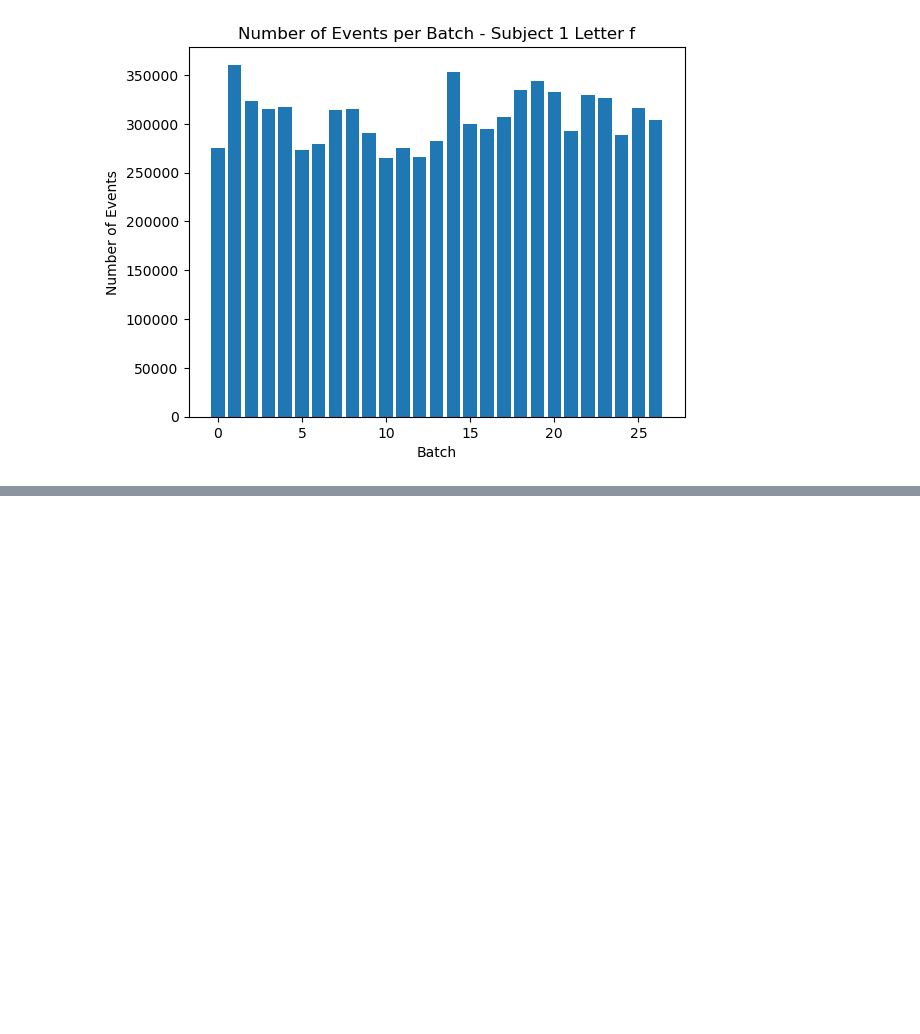
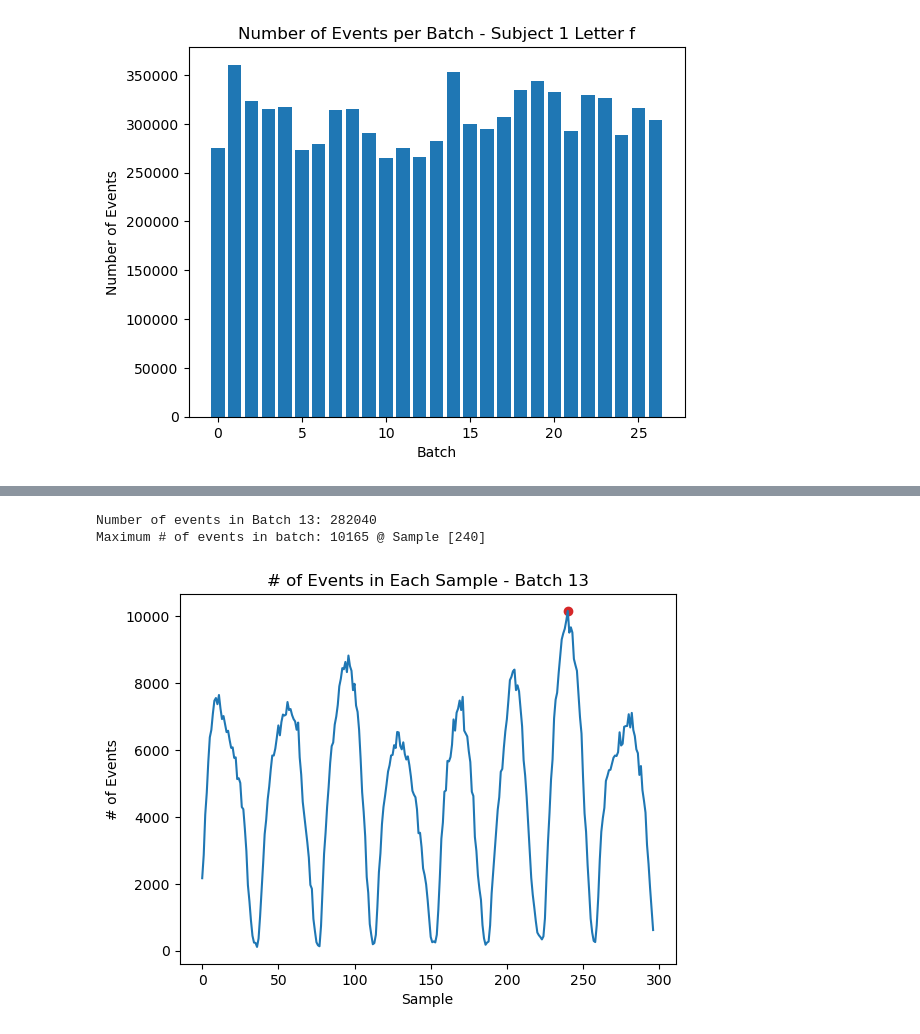
Before and after one commit to patelria007/COSC525_ASL_SNN, a Jupyter notebook: utils/data_analysis.ipynb, the cells around one changed output, grey strips where cells are left out. Saved outputs shown, nothing was run; the diff lists cells and outputs as text; code cells hidden in the pictures; blank space fills up the shorter version.

```diff
--- a/utils/data_analysis.ipynb
+++ b/utils/data_analysis.ipynb
@@ -165,0 +292,9 @@ Number of events in Batch 0: 275695
+# %%
+batchN = 13
+batch = get_batch_indices(df, batches, batchN, DEBUG)
+sample_freqN, _ = get_sample_freq_from_batch(batch, metadata)
+plot_sample_freq(sample_freqN, batchN)
+# %% [output]
+Number of events in Batch 13: 282040
+Maximum # of events in batch: 10165 @ Sample [240]
+[figure, added]
```
Also changed, not shown: parts of 12 cells of this notebook.
